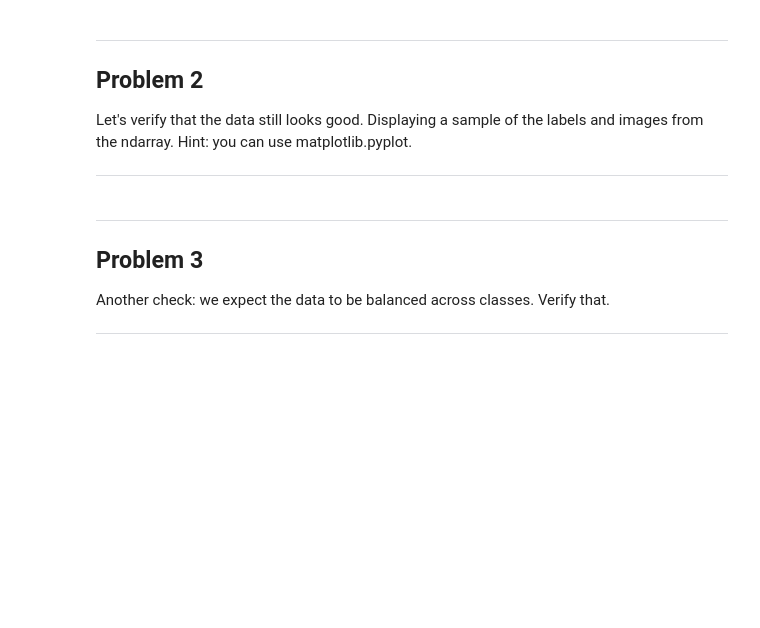
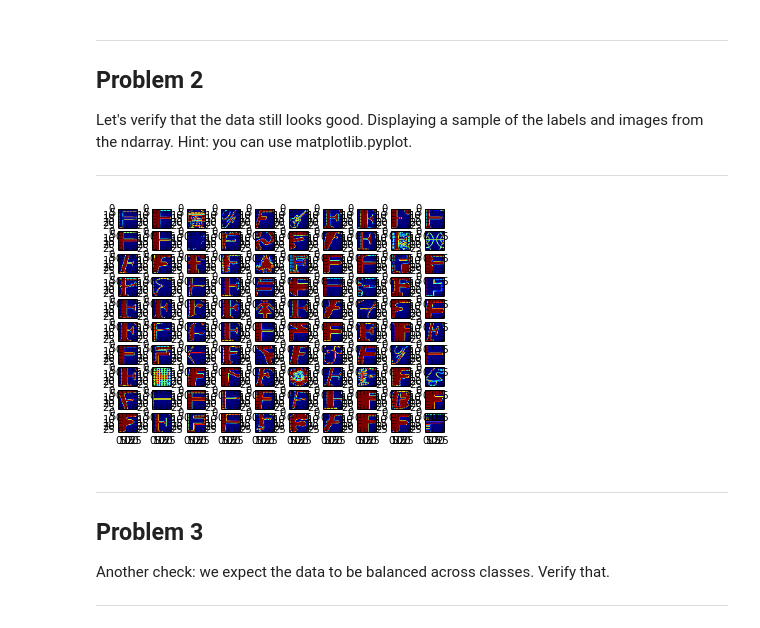
Before and after one commit to michaldul/deep-learning-course, a Jupyter notebook: examples/1_notmnist.ipynb, the cells around one changed output. Drawn from its saved outputs; the diff is of its cells as text; code cells hidden in the pictures; blank space fills up the shorter version.

```diff
--- a/examples/1_notmnist.ipynb
+++ b/examples/1_notmnist.ipynb
@@ -173,6 +192,20 @@ Problem 2
 Let's verify that the data still looks good. Displaying a sample of the labels and images from the ndarray. Hint: you can use matplotlib.pyplot.
 
 ---
+# %%
+%matplotlib inline
+
+def display_random_sample(dataset):
+    dataset = pickle.load(open(dataset, 'rb'))
+    samples = zip(np.random.randint(0, dataset.shape[0], 100), range(100))
+    for sample, idx in samples:
+        plt.subplot(10, 10, idx)
+        plt.imshow(dataset[sample, :, :], shape=(image_size, image_size))
+    plt.show()
+
+display_random_sample(train_datasets[5])
+# %% [output]
+[figure, added]
 # %% [markdown]
 ---
 Problem 3
```
Also changed, not shown: parts of 9 cells of this notebook.
